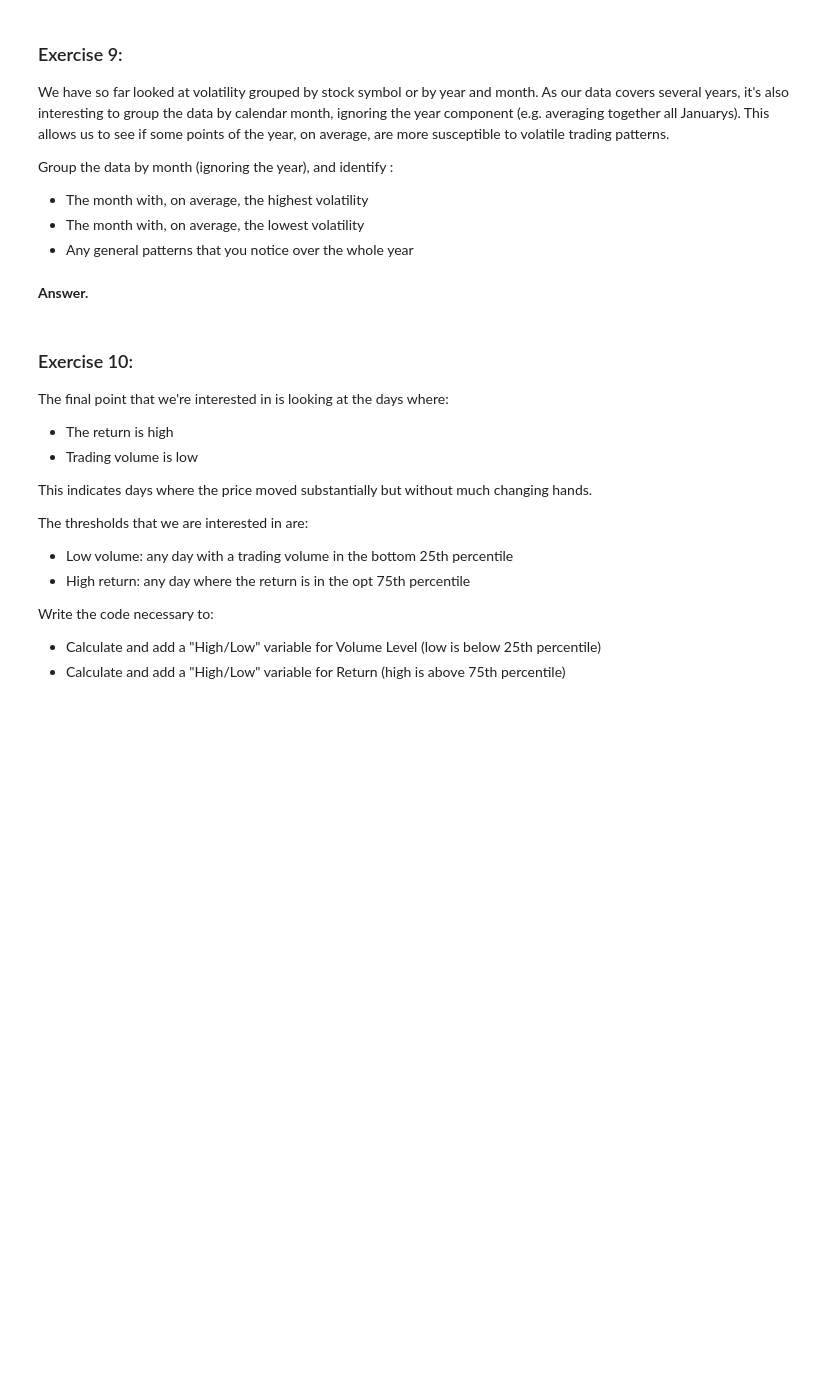
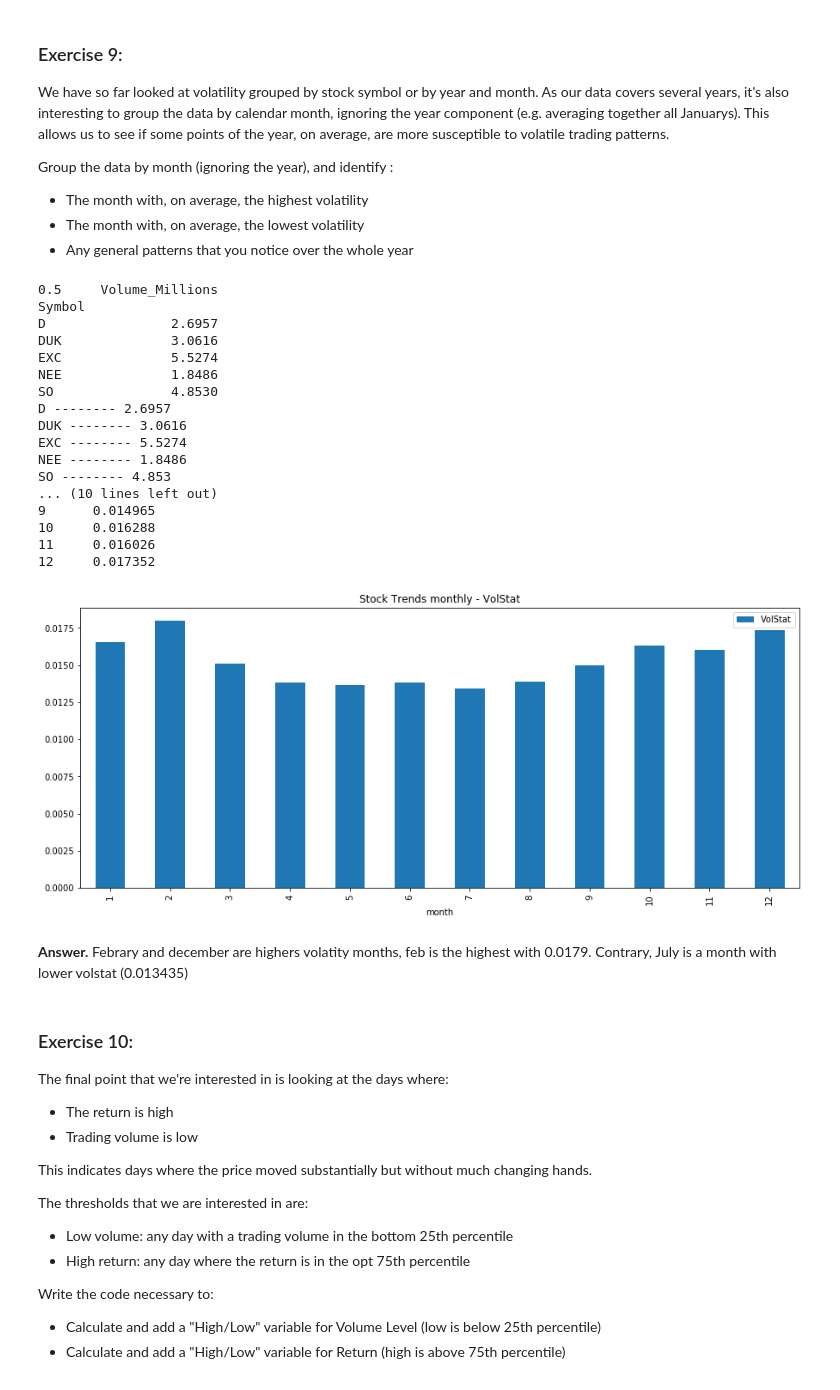
Before and after one commit to JimmyCarbel/tareas, a Jupyter notebook: case_1.2_student/case_1.2_student.ipynb, the cells around one changed output. Saved outputs shown, nothing was run; the diff lists cells and outputs as text; code cells hidden in the pictures; blank space fills up the shorter version.

````diff
--- a/case_1.2_student/case_1.2_student.ipynb
+++ b/case_1.2_student/case_1.2_student.ipynb
@@ -629,2 +755,9 @@ else:
 
 Output a ```final_df``` DataFrame output grouped by `Symbol`, showing the mean `Volume` for each `VolLevel` category.
+# %%
+Symbols=['D','NEE','EXC','SO', 'DUK']
+volstat_thresholds2 = agg_df.groupby("Symbol")["VolStat"].quantile([0.25,0.75])  # 50th percentile (median)
+print(volstat_thresholds2)
+volstat_thresholds2['D'][0.25]
+np.where(False,2,np.where(False,3,4))
+agg_df.head()
@@ -630,0 +783,15 @@
+# %%
+
+Lab_df=[]
+for i in Symbols:
+    tempDF=agg_df[agg_df['Symbol'] == i].copy()
+    tempDF['VolLevel']=np.where(tempDF['VolStat']<volstat_thresholds2[i][0.25],"1LOW",np.where(tempDF['VolStat']<volstat_thresholds2[i][0.75],'2MEDIUM','3HIGH'))
+    Lab_df.append(tempDF)
+Lab_df = pd.concat(Lab_df)
+
+for i in Yea:
+    print('VolStat for year:',i)
+    temp_df=Lab_df[Lab_df['year']==i]
+    print(temp_df.groupby(["Symbol", "VolLevel"])[["Volume_Millions"]].mean())
+#volstat_thresholds.keys()
+#volstat_thresholds["NEE"][0.75]
@@ -698,8 +933,48 @@ Group the data by month (ignoring the year), and identify :
 * The month with, on average, the highest volatility
 * The month with, on average, the lowest volatility
 * Any general patterns that you notice over the whole year
-# %% [markdown]
-**Answer.**
+# %%
+Ndata_df=[]
+Q50=agg_df[['Symbol','Volume_Millions']].groupby('Symbol').quantile(0.5)
+group=agg_df.groupby('Symbol')
+print(Q50)
+for data in group:
+    temp2=agg_df[agg_df['Symbol']==data[0]].copy()
+    #print(temp2.head())
+    p50=float(Q50.loc[data[0]])
+    print(data[0],'--------',p50)
+    temp2['VolL']=np.where(temp2['Volume_Millions']<p50,'Low',"High")
+    Ndata_df.append(temp2)
+
+Ndata_df = pd.concat(Ndata_df)
+#print(Ndata_df.head())
+fig, ax = plt.subplots(figsize=(15, 6))
+Mdata=Ndata_df[['month',"VolStat"]].groupby('month').mean().plot.bar( ax=ax, legend=True ,title="Stock Trends monthly - VolStat")
+print(Ndata_df[['month',"VolStat"]].groupby('month').mean())
+
+#Mdata.groupby('Month')["VolStat"].plot(
+ #   ax=ax, legend=True, title="Energy Sector Trends - VolStat")
+# %% [output]
+0.5     Volume_Millions
+Symbol
+D                2.6957
+DUK              3.0616
+EXC              5.5274
+NEE              1.8486
+SO               4.8530
+D -------- 2.6957
+DUK -------- 3.0616
+EXC -------- 5.5274
+NEE -------- 1.8486
+SO -------- 4.853
+... (10 lines left out)
+9      0.014965
+10     0.016288
+11     0.016026
+12     0.017352
+[figure, added]
+# %% [markdown]
+**Answer.** Febrary and december are highers volatity months, feb is the highest with 0.0179. Contrary, July is a month with lower volstat (0.013435)
 # %% [markdown]
 ### Exercise 10:
 
````
Also changed, not shown: parts of 31 cells of this notebook.
